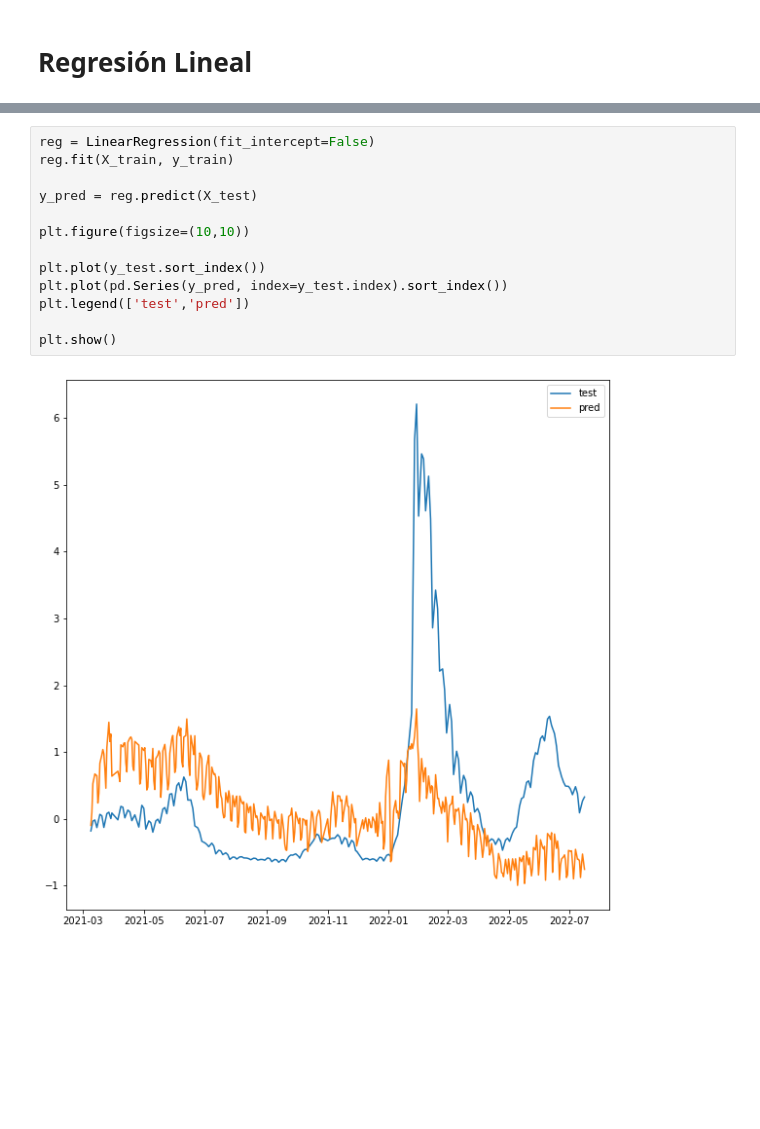
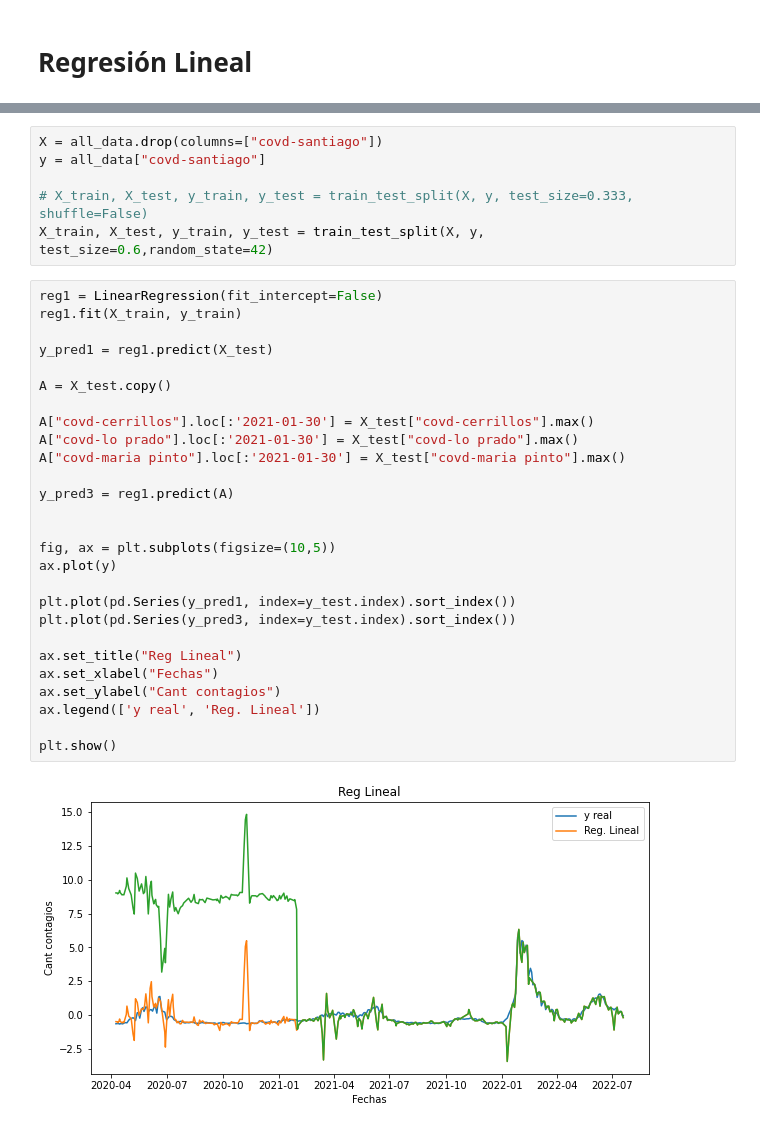
Before and after one commit to tanaxer01/mov-in-covid, a Jupyter notebook: cov_predictions_no_sarimax.ipynb, the cells around one changed output, grey strips where cells are left out. Drawn from its saved outputs; the diff is of its cells as text; blank space fills up the shorter version.

```diff
--- a/cov_predictions_no_sarimax.ipynb
+++ b/cov_predictions_no_sarimax.ipynb
@@ -418,16 +370,36 @@ plt.show()
-# %%
-reg = LinearRegression(fit_intercept=False)
-reg.fit(X_train, y_train)
-
-y_pred = reg.predict(X_test)
-
-plt.figure(figsize=(10,10))
-
-plt.plot(y_test.sort_index())
-plt.plot(pd.Series(y_pred, index=y_test.index).sort_index())
-plt.legend(['test','pred'])
-
-plt.show()
-# %% [output]
-[figure, removed]
+# %%
+X = all_data.drop(columns=["covd-santiago"])
+y = all_data["covd-santiago"]
+
+# X_train, X_test, y_train, y_test = train_test_split(X, y, test_size=0.333, shuffle=False)
+X_train, X_test, y_train, y_test = train_test_split(X, y, test_size=0.6,random_state=42)
+# %%
+reg1 = LinearRegression(fit_intercept=False)
+reg1.fit(X_train, y_train)
+
+y_pred1 = reg1.predict(X_test)
+
+A = X_test.copy()
+
+A["covd-cerrillos"].loc[:'2021-01-30'] = X_test["covd-cerrillos"].max()
+A["covd-lo prado"].loc[:'2021-01-30'] = X_test["covd-lo prado"].max()
+A["covd-maria pinto"].loc[:'2021-01-30'] = X_test["covd-maria pinto"].max()
+
+y_pred3 = reg1.predict(A)
+
+
+fig, ax = plt.subplots(figsize=(10,5))
+ax.plot(y)
+
+plt.plot(pd.Series(y_pred1, index=y_test.index).sort_index())
+plt.plot(pd.Series(y_pred3, index=y_test.index).sort_index())
+
+ax.set_title("Reg Lineal")
+ax.set_xlabel("Fechas")
+ax.set_ylabel("Cant contagios")
+ax.legend(['y real', 'Reg. Lineal'])
+
+plt.show()
+# %% [output]
+[figure, added]
 # %%
```
Also changed, not shown: parts of 31 cells of this notebook.
